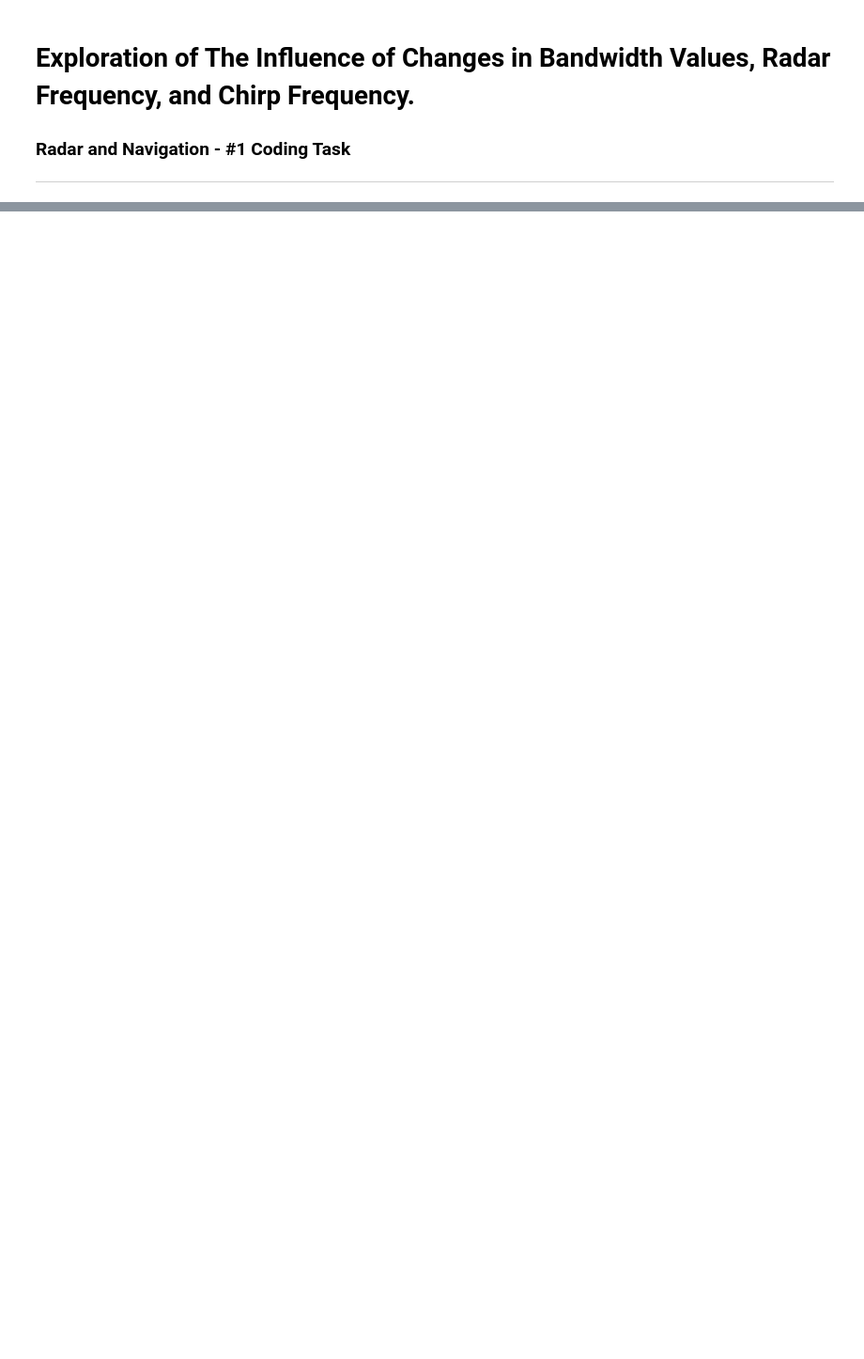
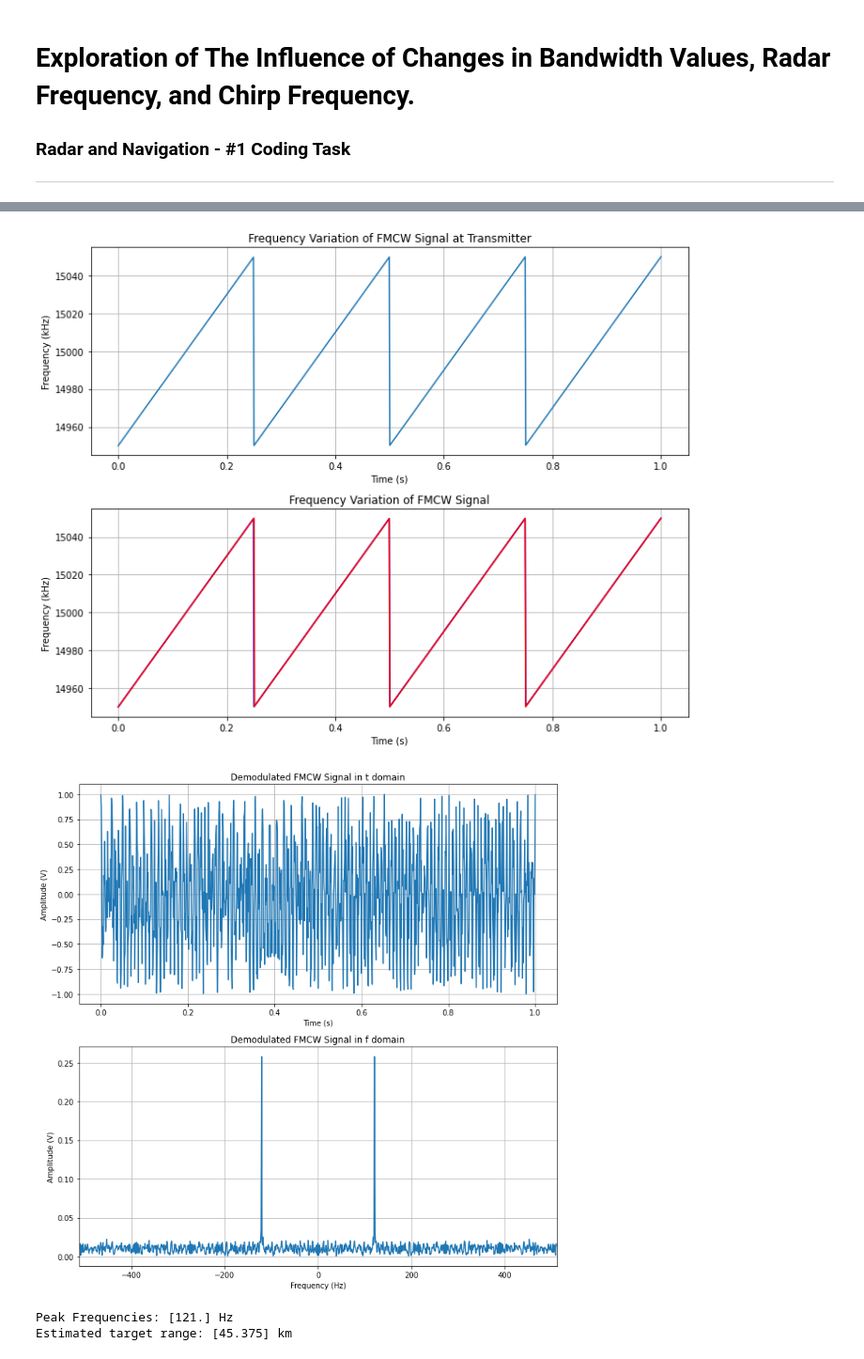
Before and after one commit to naufalmuafi/fmcw-radar_simulation, a Jupyter notebook: explore_fmcw.ipynb, the cells around one changed output, grey strips where cells are left out. Shown at 94% size. Cells and saved outputs as stored; diff of their text form; code cells hidden in the pictures; blank space fills up the shorter version.

```diff
--- a/explore_fmcw.ipynb
+++ b/explore_fmcw.ipynb
@@ -192,0 +205,8 @@ Estimated target range: [45.75] km
+# %%
+# fc - bw -fr
+fmcw_explore(15e6, 1e5, 4)
+# %% [output]
+[figure, added]
+[figure, added]
+Peak Frequencies: [121.] Hz
+Estimated target range: [45.375] km
```
Also changed, not shown: parts of 7 cells of this notebook.
